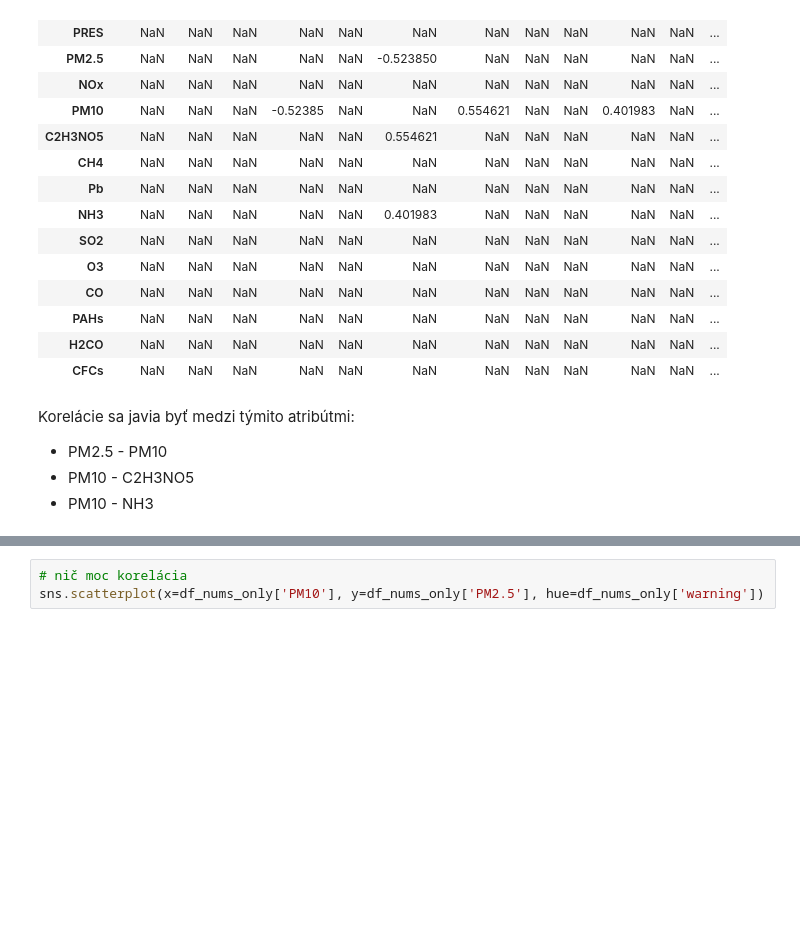
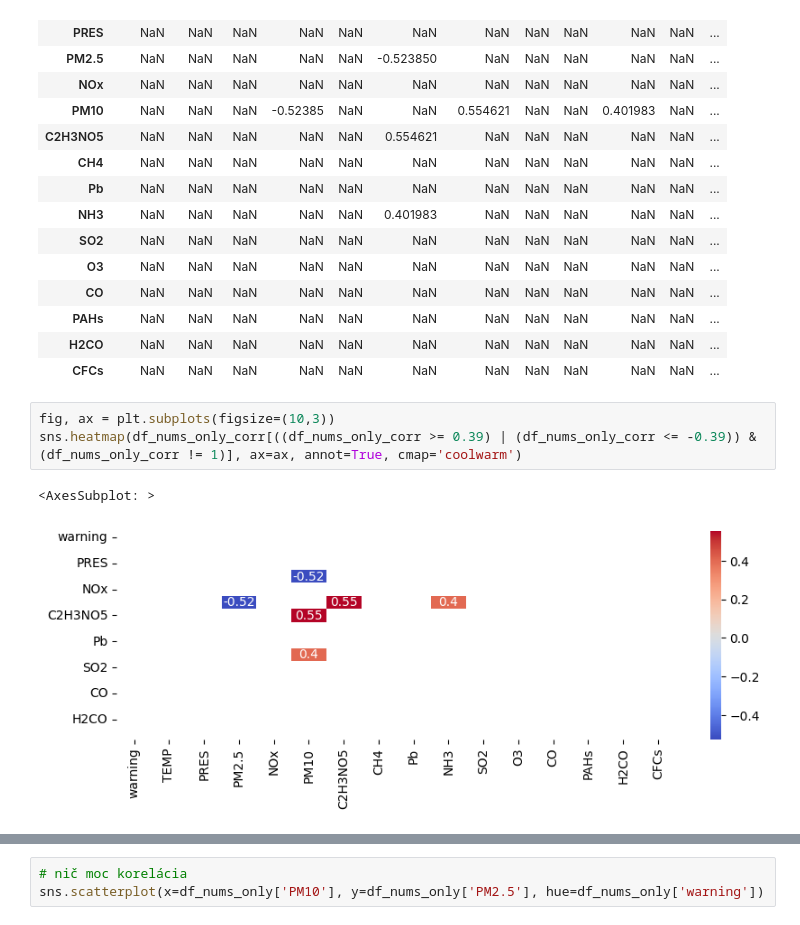
Before and after one commit to Roman-24/IAU-project, a Jupyter notebook: iau_prj_env/bitarovsky_machacova.ipynb, the cells around one changed output, grey strips where cells are left out. Drawn from its saved outputs; the diff is of its cells as text; blank space fills up the shorter version.

Commit message:
Add corr-graph

```diff
--- a/iau_prj_env/bitarovsky_machacova.ipynb
+++ b/iau_prj_env/bitarovsky_machacova.ipynb
@@ -439,8 +439,9 @@ df_nums_only_corr[((df_nums_only_corr >= 0.39) | (df_nums_only_corr <= -0.39)) &
 | PAHs | NaN | NaN | NaN | NaN | NaN | NaN | NaN | NaN | NaN | NaN | NaN | ... |
 | H2CO | NaN | NaN | NaN | NaN | NaN | NaN | NaN | NaN | NaN | NaN | NaN | ... |
 | CFCs | NaN | NaN | NaN | NaN | NaN | NaN | NaN | NaN | NaN | NaN | NaN | ... |
-# %% [markdown]
-Korelácie sa javia byť medzi týmito atribútmi:
-* PM2.5 - PM10
-* PM10 - C2H3NO5
-* PM10 - NH3
+# %%
+fig, ax = plt.subplots(figsize=(10,3))
+sns.heatmap(df_nums_only_corr[((df_nums_only_corr >= 0.39) | (df_nums_only_corr <= -0.39)) & (df_nums_only_corr != 1)], ax=ax, annot=True, cmap='coolwarm')
+# %% [output]
+<AxesSubplot: >
+[figure, added]
```
Also changed, not shown: parts of 11 cells of this notebook.
